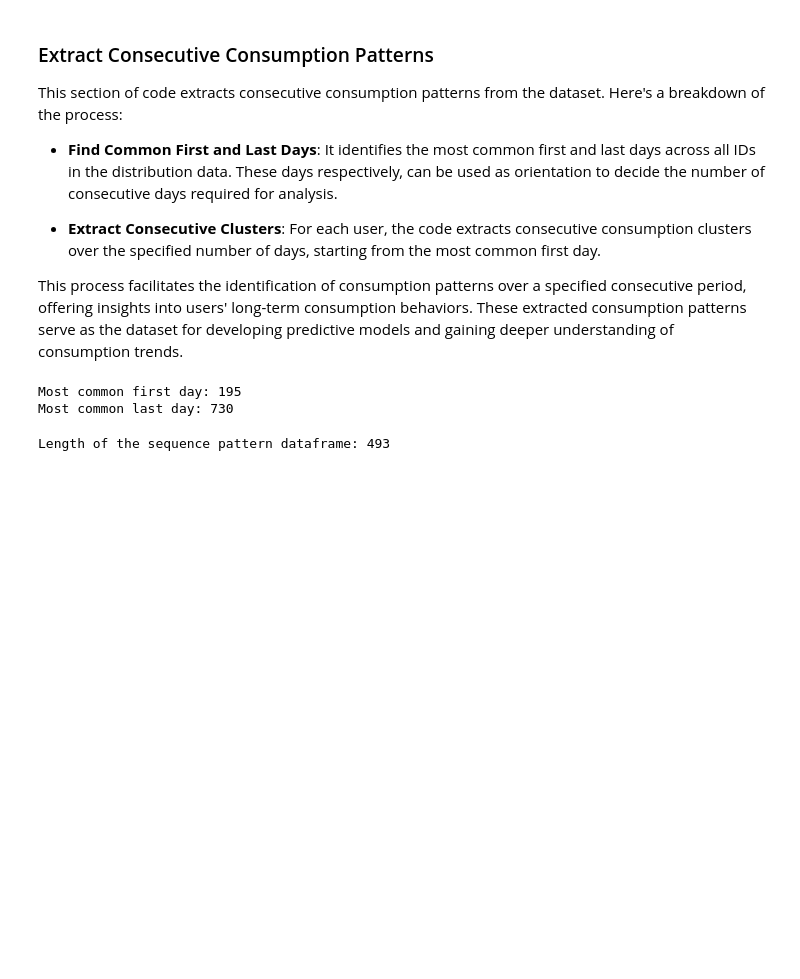
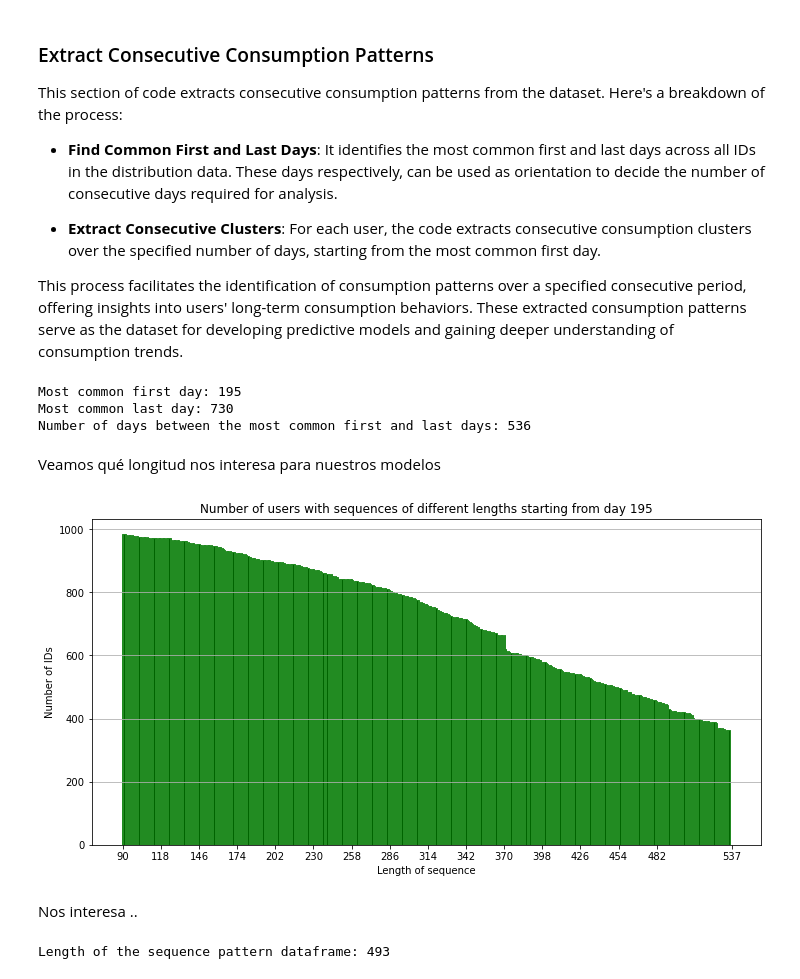
Before and after one commit to Isi-17/Thesis-CS, a Jupyter notebook: 01-data_preparation.ipynb, the cells around one changed output. Cells and saved outputs as stored; diff of their text form; code cells hidden in the pictures; blank space fills up the shorter version.

Commit message:
New plot histogram and sequences with month

```diff
--- a/01-data_preparation.ipynb
+++ b/01-data_preparation.ipynb
@@ -513,6 +513,11 @@ last_days_distribution = final_data_cluster_df[final_data_cluster_df['ID'].isin(
 most_common_last_day_distribution = last_days_distribution.idxmax()
 
 print('Most common last day:', most_common_last_day_distribution) # 730
+
+print('Number of days between the most common first and last days:', most_common_last_day_distribution - most_common_first_day_distribution + 1) # 536
 # %% [output]
 Most common first day: 195
 Most common last day: 730
+Number of days between the most common first and last days: 536
+# %% [markdown]
+Veamos qué longitud nos interesa para nuestros modelos
@@ -519,2 +576,24 @@ Most common last day: 730
+# %%
+# Show the first few lines of the CSV file
+df_sequences = pd.read_csv('sequences_distribution.csv')
+
+# Calcular los valores intermedios para el eje X
+middle_values = list(range(start_day_sequences + 28, end_day_current_sequence - 28, 28))
+# Añadir el primer y el último elemento al principio y al final de la lista
+xticks_values = [start_day_sequences] + middle_values + [end_day_current_sequence]
+
+# Plot the histogram. Starting from day 250 to 450 length of sequence
+plt.figure(figsize=(12, 6))
+plt.bar(df_sequences['Consecutive Days'], df_sequences['Number of IDs'], color='darkgreen', edgecolor='forestgreen')
+plt.title(f'Number of users with sequences of different lengths starting from day {most_common_first_day_distribution}')
+plt.xlabel('Length of sequence')
+plt.ylabel('Number of IDs')
+plt.grid(axis='y')
+plt.xticks(xticks_values, xticks_values)
+plt.show()
+# %% [output]
+[figure, added]
+# %% [markdown]
+Nos interesa ..
 # %%
 # Minimum number of consecutive days required
```
Also changed, not shown: parts of 6 cells of this notebook, 1 other file.
